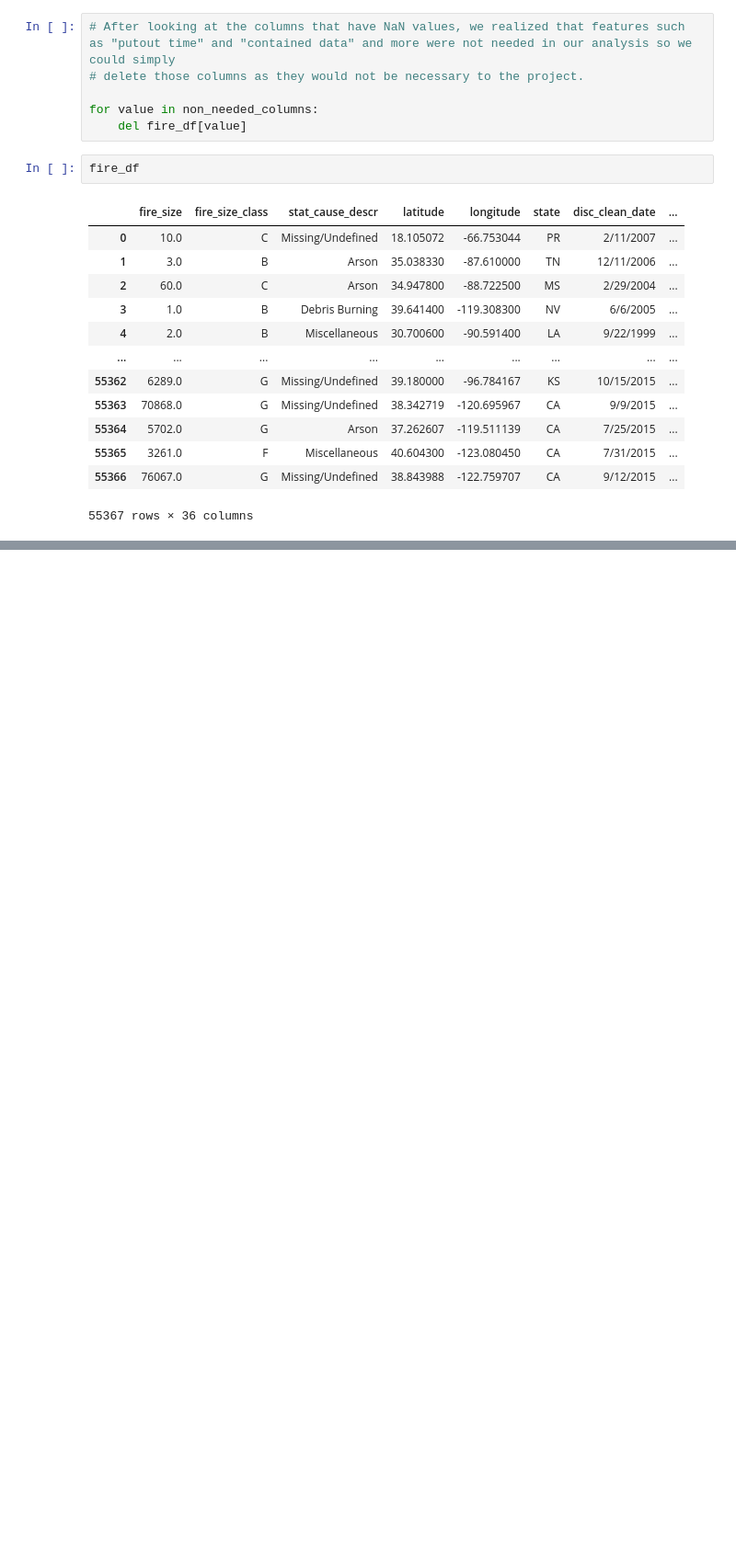
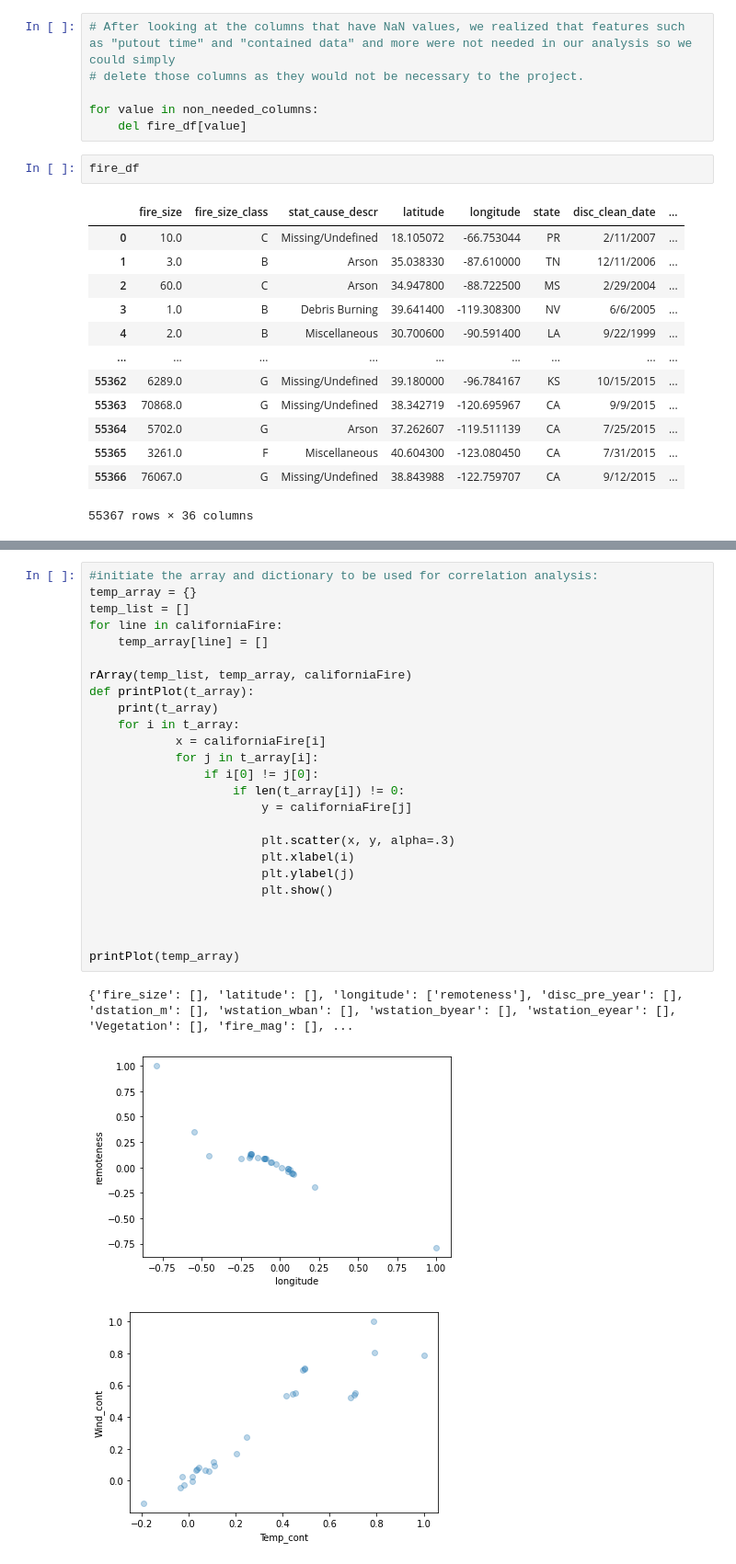
Before and after one commit to ConnorCallahan01/CSCI183FinalProject, a Jupyter notebook: FinalProject.ipynb, the cells around one changed output, grey strips where cells are left out. Shown at 92% size. Saved outputs shown, nothing was run; the diff lists cells and outputs as text; blank space fills up the shorter version.

```diff
--- a/FinalProject.ipynb
+++ b/FinalProject.ipynb
@@ -99,0 +263,29 @@ fire_df
+# %%
+#initiate the array and dictionary to be used for correlation analysis:
+temp_array = {}
+temp_list = []
+for line in californiaFire:
+    temp_array[line] = []
+
+rArray(temp_list, temp_array, californiaFire)
+def printPlot(t_array):
+    print(t_array)
+    for i in t_array:
+            x = californiaFire[i]
+            for j in t_array[i]:
+                if i[0] != j[0]:
+                    if len(t_array[i]) != 0:
+                        y = californiaFire[j]
+
+                        plt.scatter(x, y, alpha=.3)
+                        plt.xlabel(i)
+                        plt.ylabel(j)
+                        plt.show()
+
+
+
+printPlot(temp_array)
+# %% [output]
+{'fire_size': [], 'latitude': [], 'longitude': ['remoteness'], 'disc_pre_year': [], 'dstation_m': [], 'wstation_wban': [], 'wstation_byear': [], 'wstation_eyear': [], 'Vegetation': [], 'fire_mag': [], ...
+[figure, added]
+[figure, added]
```
Also changed, not shown: parts of 11 cells of this notebook.
